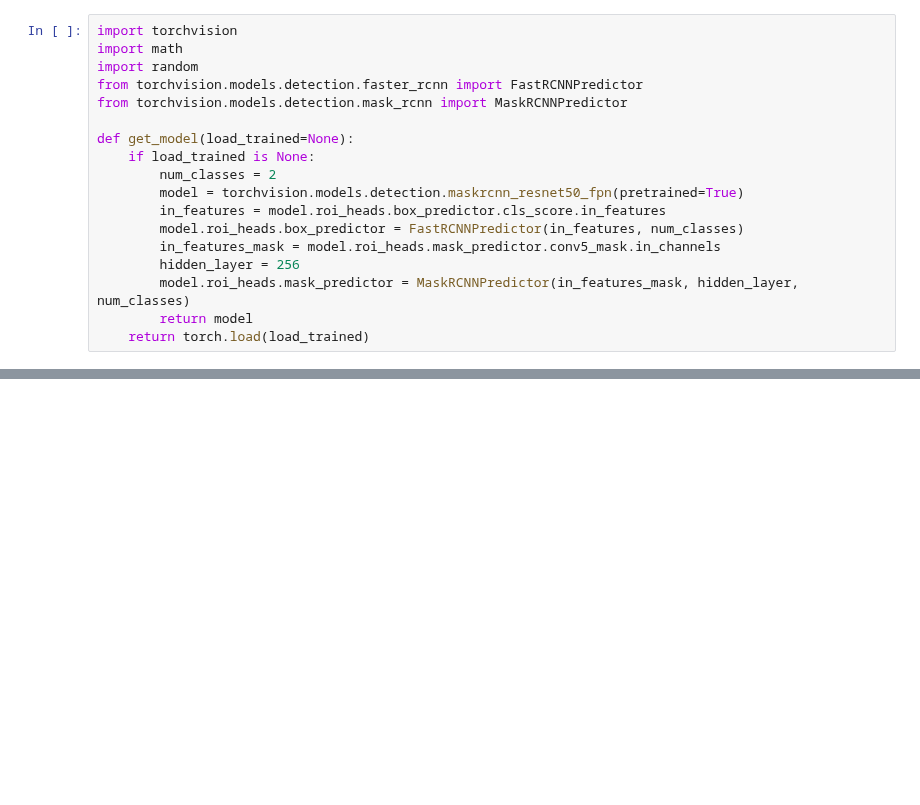
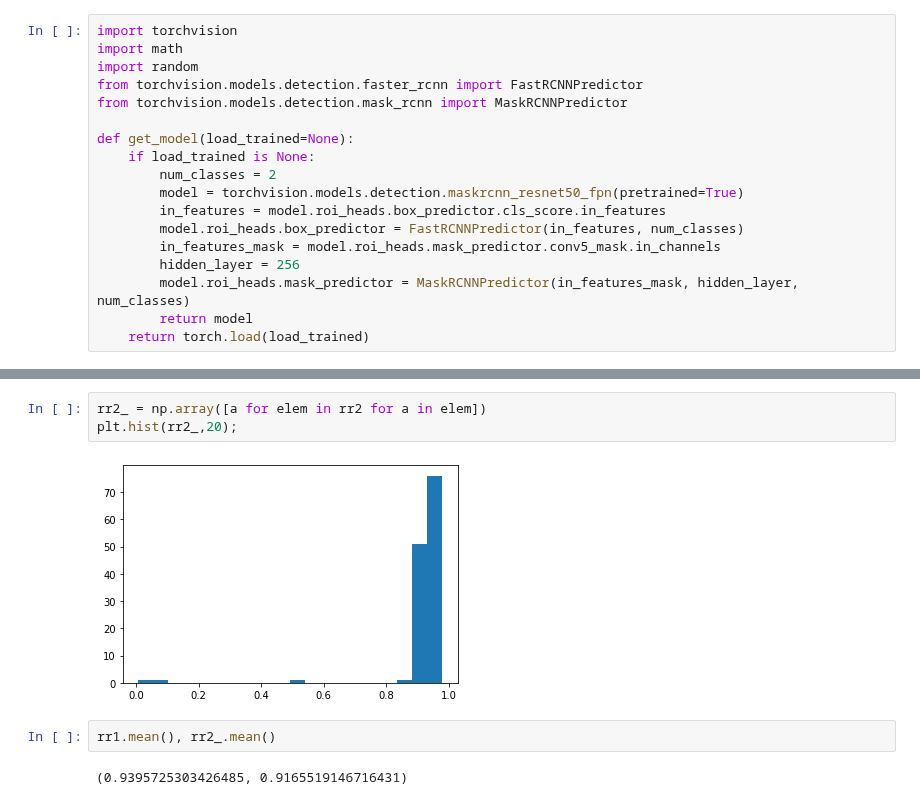
Before and after one commit to 82492749123082/farich-pics, a Jupyter notebook: notebooks/Minuit_vs_NN.ipynb, the cells around one changed output, grey strips where cells are left out. Drawn from its saved outputs; the diff is of its cells as text; blank space fills up the shorter version.

```diff
--- a/notebooks/Minuit_vs_NN.ipynb
+++ b/notebooks/Minuit_vs_NN.ipynb
@@ -295,0 +395,9 @@ NameError: name 'torch' is not defined
+# %%
+rr2_ = np.array([a for elem in rr2 for a in elem])
+plt.hist(rr2_,20);
+# %% [output]
+[figure, added]
+# %%
+rr1.mean(), rr2_.mean()
+# %% [output]
+(0.9395725303426485, 0.9165519146716431)
```
Also changed, not shown: parts of 37 cells of this notebook.
